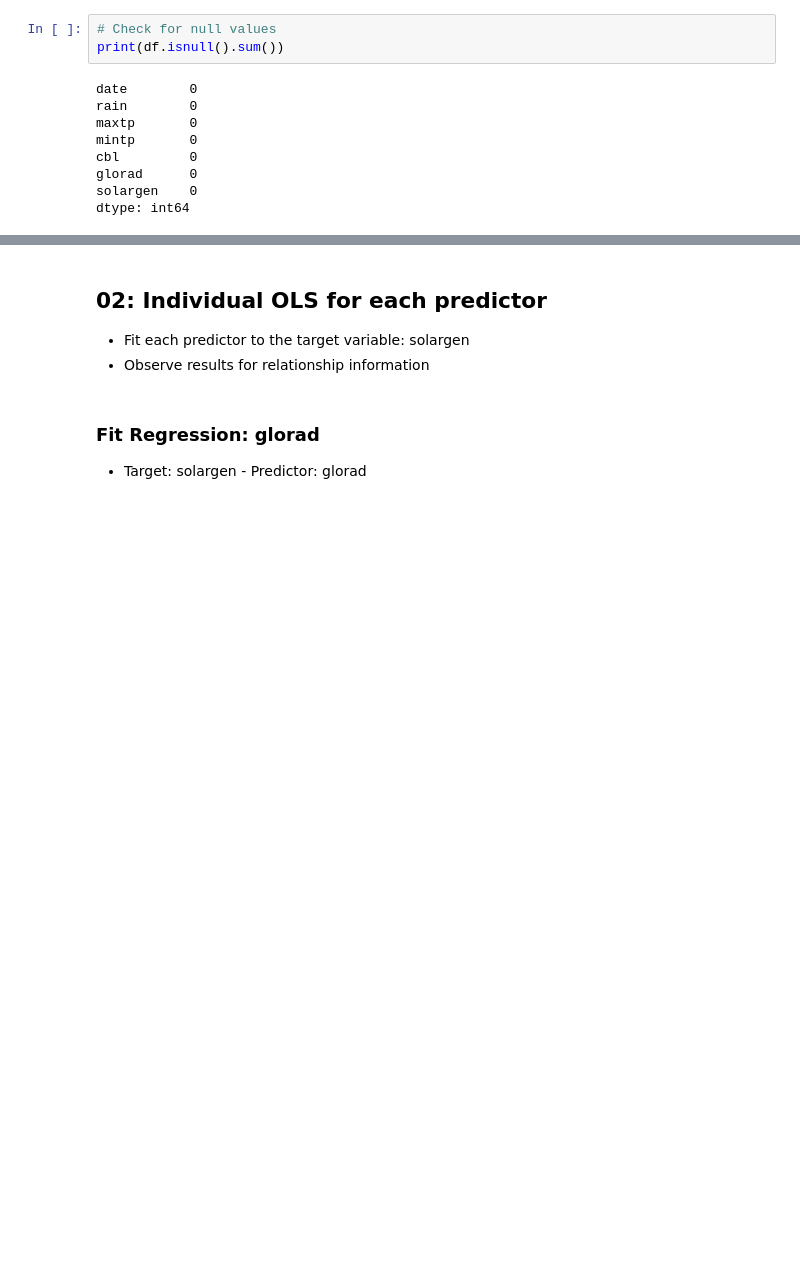
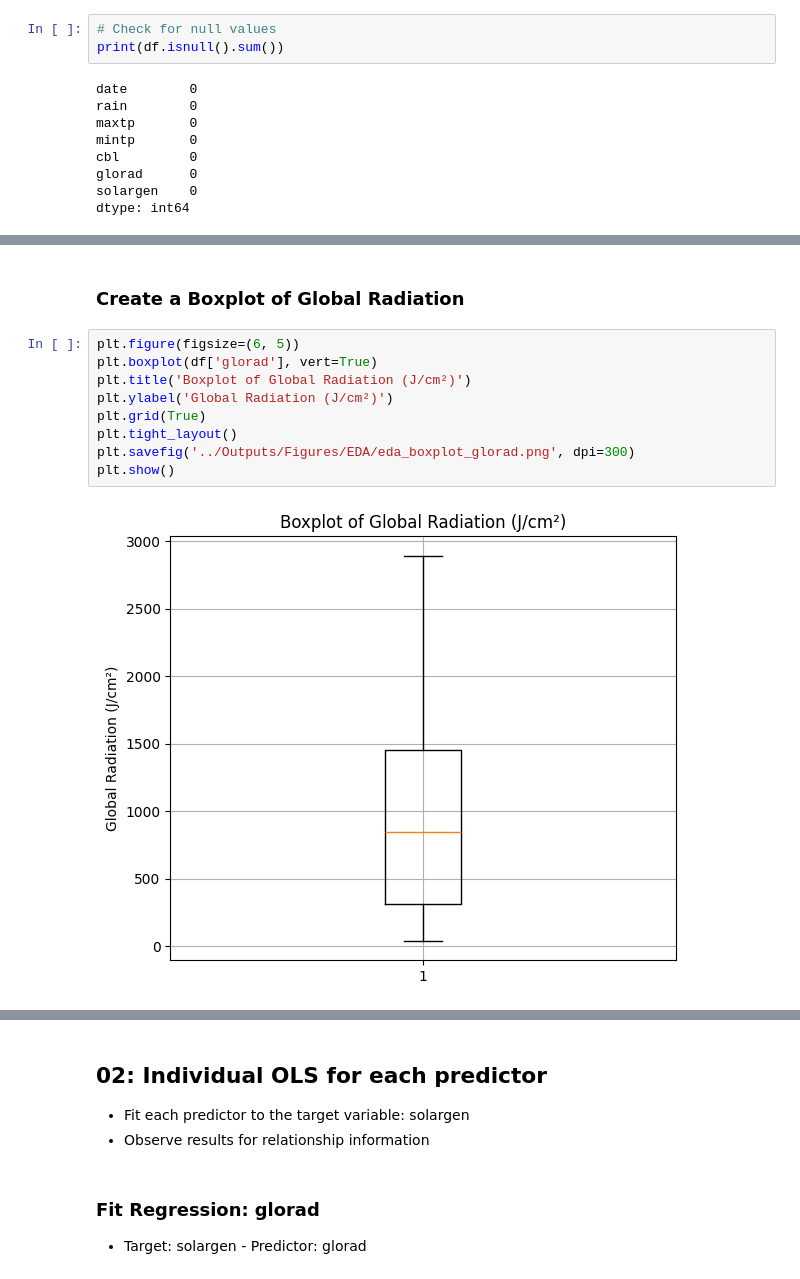
Before and after one commit to MatthieuGlemarec/SolarCast, a Jupyter notebook: Notebooks/02_Exploratory_Data_Analysis.ipynb, the cells around one changed output, grey strips where cells are left out. Saved outputs shown, nothing was run; the diff lists cells and outputs as text; blank space fills up the shorter version.

```diff
--- a/Notebooks/02_Exploratory_Data_Analysis.ipynb
+++ b/Notebooks/02_Exploratory_Data_Analysis.ipynb
@@ -74,0 +92,13 @@ dtype: int64
+# %% [markdown]
+### Create a Boxplot of Global Radiation
+# %%
+plt.figure(figsize=(6, 5))
+plt.boxplot(df['glorad'], vert=True)
+plt.title('Boxplot of Global Radiation (J/cm²)')
+plt.ylabel('Global Radiation (J/cm²)')
+plt.grid(True)
+plt.tight_layout()
+plt.savefig('../Outputs/Figures/EDA/eda_boxplot_glorad.png', dpi=300)
+plt.show()
+# %% [output]
+[figure, added]
```
Also changed, not shown: parts of 26 cells of this notebook, 8 other files.
